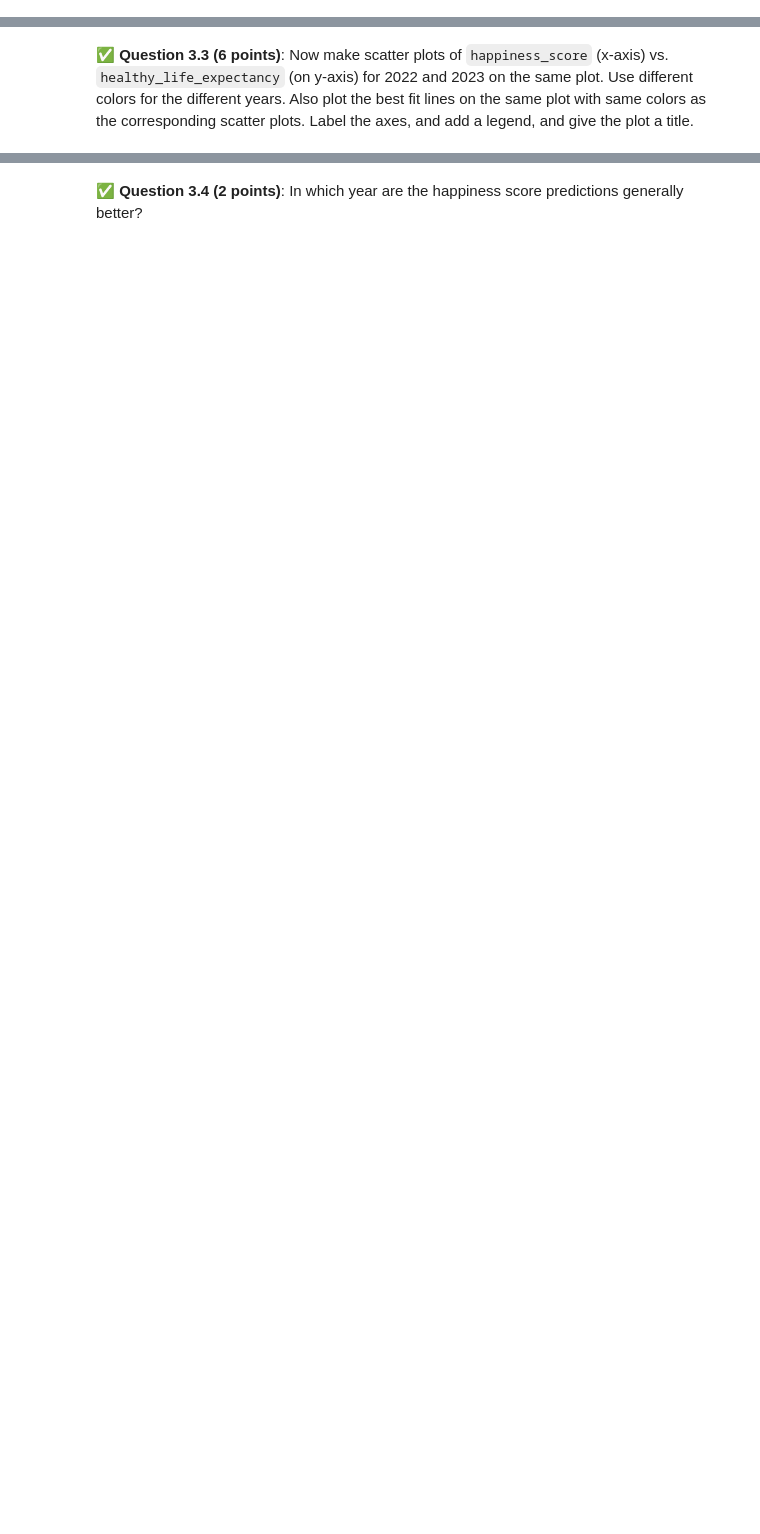
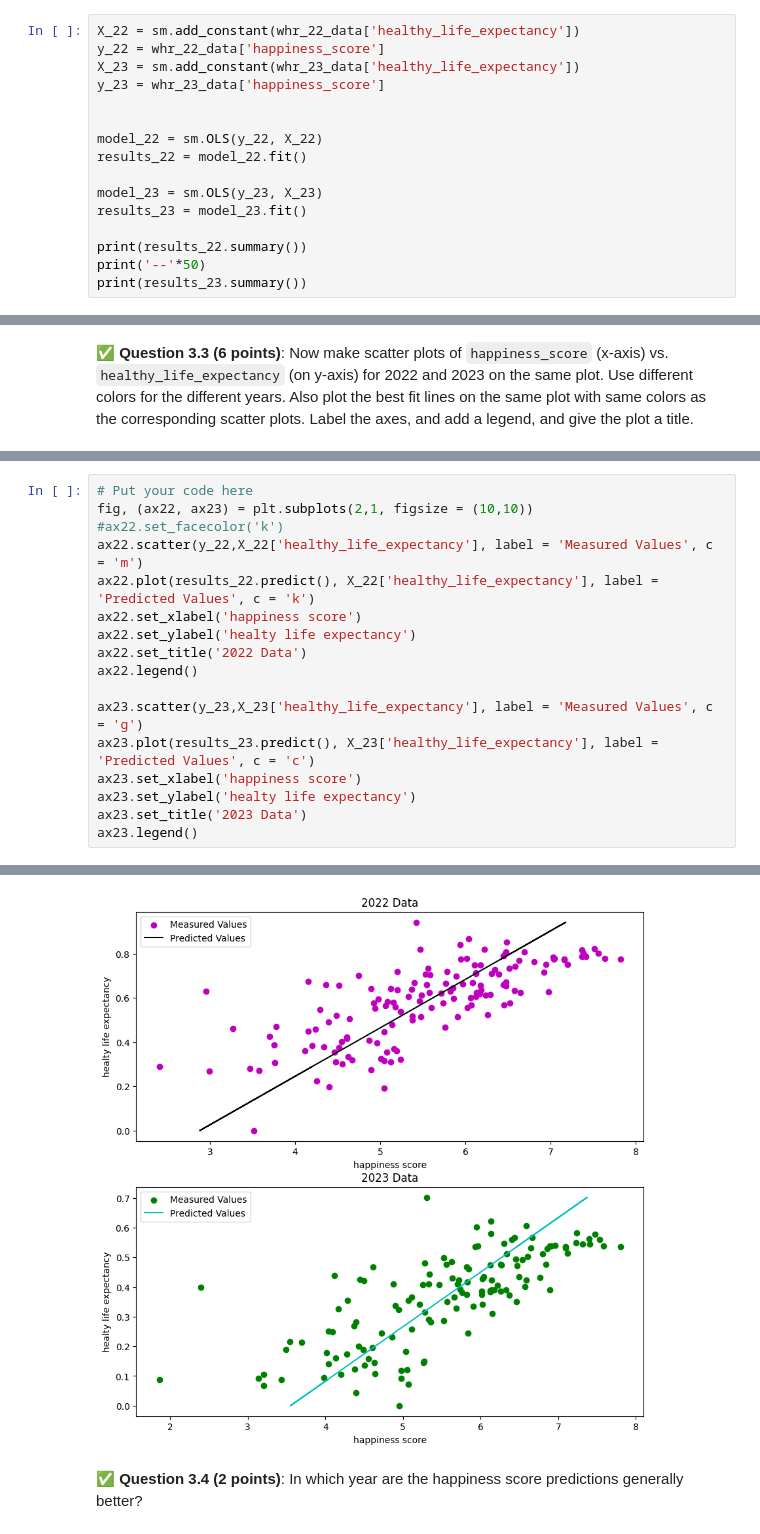
Before and after one commit to Confusedphoton/CMSE202-s24-turnin, a Jupyter notebook: hw-03/HW-03_Regression-S24-STUDENT.ipynb, the cells around one changed output, grey strips where cells are left out. Saved outputs shown, nothing was run; the diff lists cells and outputs as text; blank space fills up the shorter version.

```diff
--- a/hw-03/HW-03_Regression-S24-STUDENT.ipynb
+++ b/hw-03/HW-03_Regression-S24-STUDENT.ipynb
@@ -179,0 +158,16 @@ In this part, we'll perform some one-variable linear regression analysis on the
+# %%
+X_22 = sm.add_constant(whr_22_data['healthy_life_expectancy'])
+y_22 = whr_22_data['happiness_score']
+X_23 = sm.add_constant(whr_23_data['healthy_life_expectancy'])
+y_23 = whr_23_data['happiness_score']
+
+
+model_22 = sm.OLS(y_22, X_22)
+results_22 = model_22.fit()
+
+model_23 = sm.OLS(y_23, X_23)
+results_23 = model_23.fit()
+
+print(results_22.summary())
+print('--'*50)
+print(results_23.summary())
@@ -193,0 +207,18 @@ In this part, we'll perform some one-variable linear regression analysis on the
+# %%
+# Put your code here
+fig, (ax22, ax23) = plt.subplots(2,1, figsize = (10,10))
+#ax22.set_facecolor('k')
+ax22.scatter(y_22,X_22['healthy_life_expectancy'], label = 'Measured Values', c = 'm')
+ax22.plot(results_22.predict(), X_22['healthy_life_expectancy'], label = 'Predicted Values', c = 'k')
+ax22.set_xlabel('happiness score')
+ax22.set_ylabel('healty life expectancy')
+ax22.set_title('2022 Data')
+ax22.legend()
+
+ax23.scatter(y_23,X_23['healthy_life_expectancy'], label = 'Measured Values', c = 'g')
+ax23.plot(results_23.predict(), X_23['healthy_life_expectancy'], label = 'Predicted Values', c = 'c')
+ax23.set_xlabel('happiness score')
+ax23.set_ylabel('healty life expectancy')
+ax23.set_title('2023 Data')
+ax23.legend()
+# %% [output]
@@ -194,2 +226,3 @@ In this part, we'll perform some one-variable linear regression analysis on the
+[figure, added]
 # %% [markdown]
 &#9989;  **Question 3.4 (2 points)**: In which year are the happiness score predictions generally better?
```
Also changed, not shown: parts of 22 cells of this notebook.
